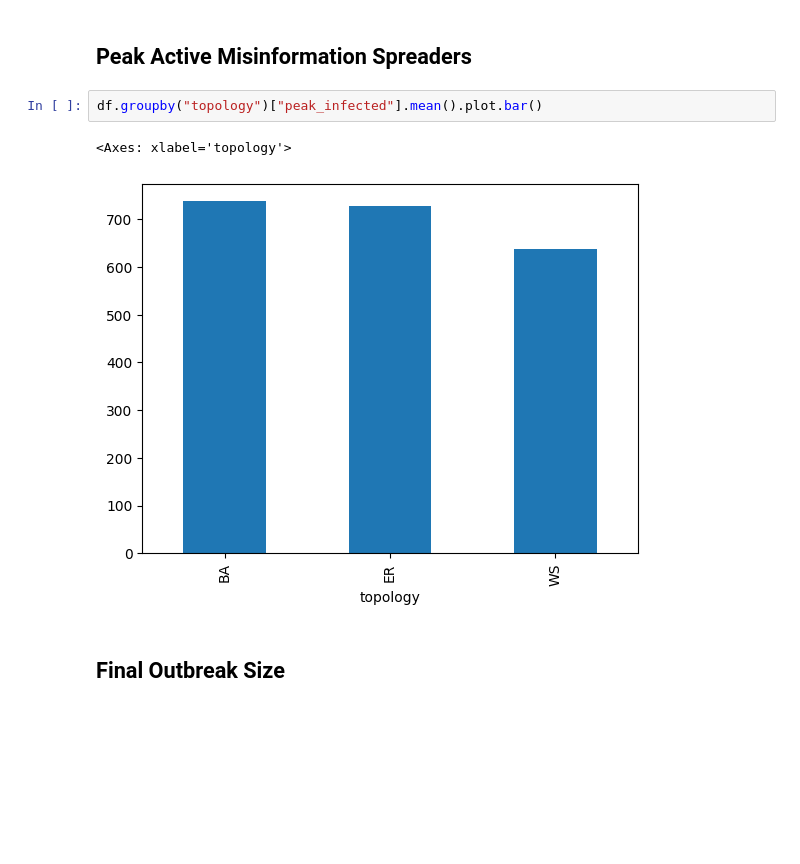
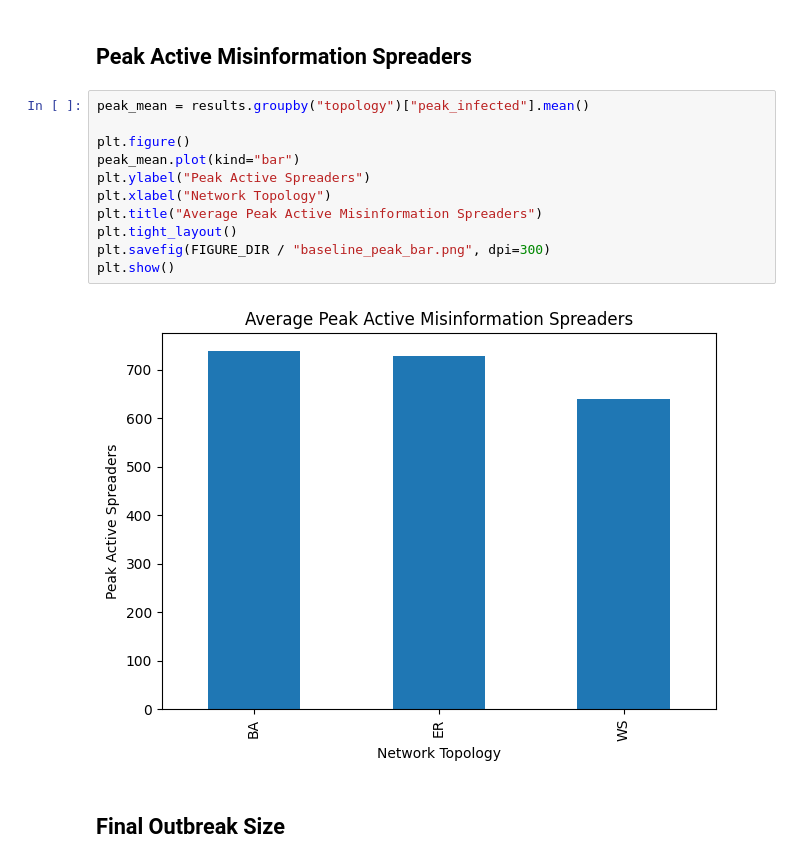
Before and after one commit to ishn29/misinformation-topology-research, a Jupyter notebook: notebooks/baseline_analysis.ipynb, the cells around one changed output. Drawn from its saved outputs; the diff is of its cells as text; blank space fills up the shorter version.

```diff
--- a/notebooks/baseline_analysis.ipynb
+++ b/notebooks/baseline_analysis.ipynb
@@ -14,9 +58,17 @@ df.groupby("topology")["t50"].mean().plot.bar()
 # %% [markdown]
 ## Peak Active Misinformation Spreaders
-# %%
-df.groupby("topology")["peak_infected"].mean().plot.bar()
-# %% [output]
-<Axes: xlabel='topology'>
-[figure, removed]
+# %%
+peak_mean = results.groupby("topology")["peak_infected"].mean()
+
+plt.figure()
+peak_mean.plot(kind="bar")
+plt.ylabel("Peak Active Spreaders")
+plt.xlabel("Network Topology")
+plt.title("Average Peak Active Misinformation Spreaders")
+plt.tight_layout()
+plt.savefig(FIGURE_DIR / "baseline_peak_bar.png", dpi=300)
+plt.show()
+# %% [output]
+[figure, added]
 # %% [markdown]
 ## Final Outbreak Size
```
Also changed, not shown: parts of 10 cells of this notebook, 6 other files.
